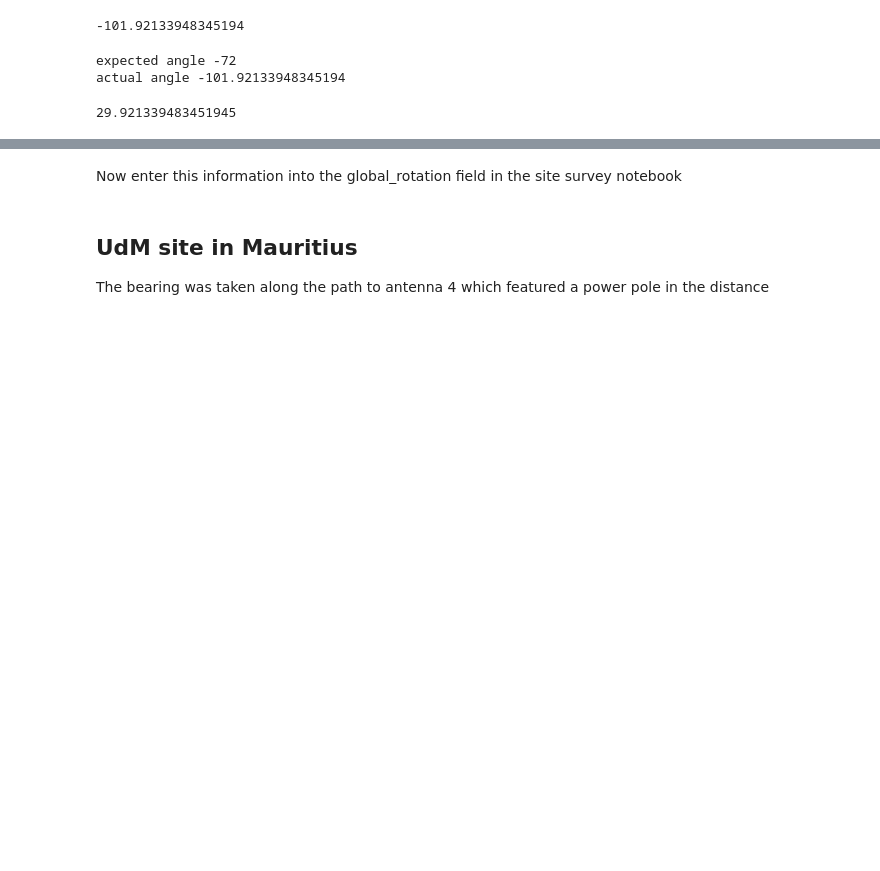
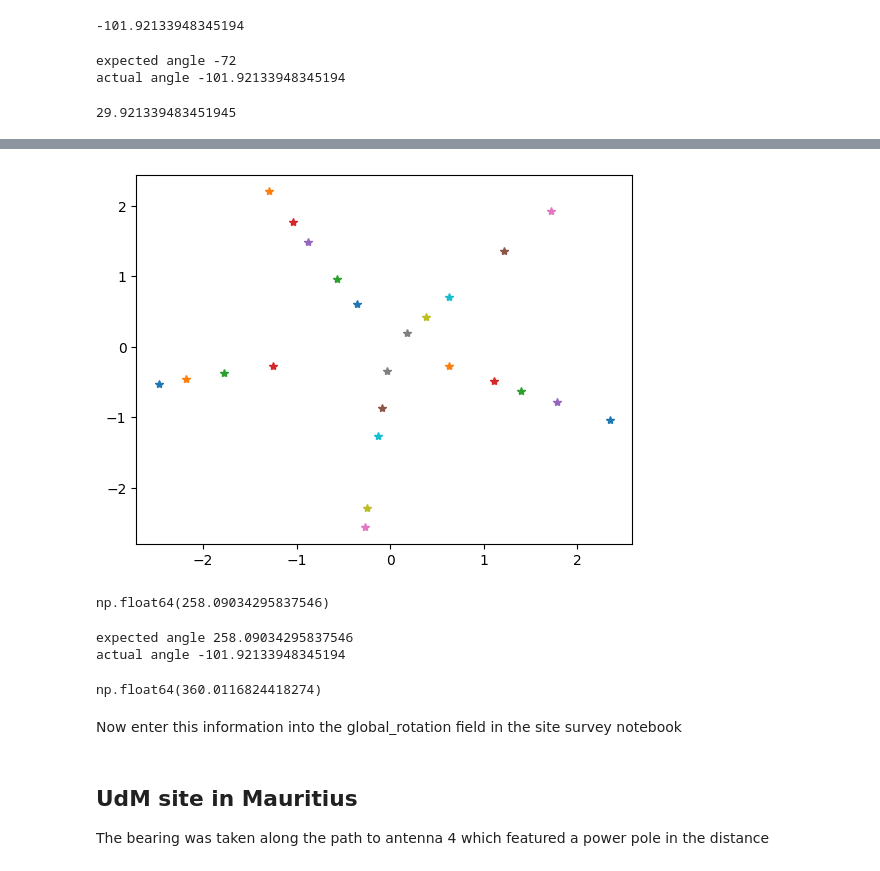
Before and after one commit to tart-telescope/position_cal, a Jupyter notebook: orient_north_arm.ipynb, the cells around one changed output, grey strips where cells are left out. Cells and saved outputs as stored; diff of their text form; code cells hidden in the pictures; blank space fills up the shorter version.

```diff
--- a/orient_north_arm.ipynb
+++ b/orient_north_arm.ipynb
@@ -67,3 +101,12 @@ get_rotation_angle(expected_angle, ang_tart_turbine)
 expected angle -72
 actual angle -101.92133948345194
 29.921339483451945
+# %%
+# Import unaligned positions from json
+
+with open('rhodes/rhodes_antenna_positions_nonaligned.json') as f:
+    nonaligned_json = json.load(f)
+    ant_pos_unaligned = nonaligned_json['ant_pos']
+
+for i, p in enumerate(ant_pos_unaligned):
+    print(i,p)
@@ -70,3 +131,26 @@ actual angle -101.92133948345194
+# %%
+import matplotlib.pyplot as plt
+
+for i, p in enumerate(ant_pos_unaligned):
+    plt.plot(p[0], p[1], '*')
+plt.show()
+# %% [output]
+[figure, added]
+# %%
+ant20 = ant_pos_unaligned[20]
+x,y,z = ant20
+
+expected_angle = get_geographic_angle(x,y)
+expected_angle
+# %% [output]
+np.float64(258.09034295837546)
+# %%
+rot = get_rotation_angle(expected_angle, ang_tart_turbine)
+rot
+# %% [output]
+expected angle 258.09034295837546
+actual angle -101.92133948345194
+np.float64(360.0116824418274)
 # %% [markdown]
 Now enter this information into the global_rotation field in the site survey notebook
 # %% [markdown]
```
Also changed, not shown: parts of 16 cells of this notebook, 8 other files.
